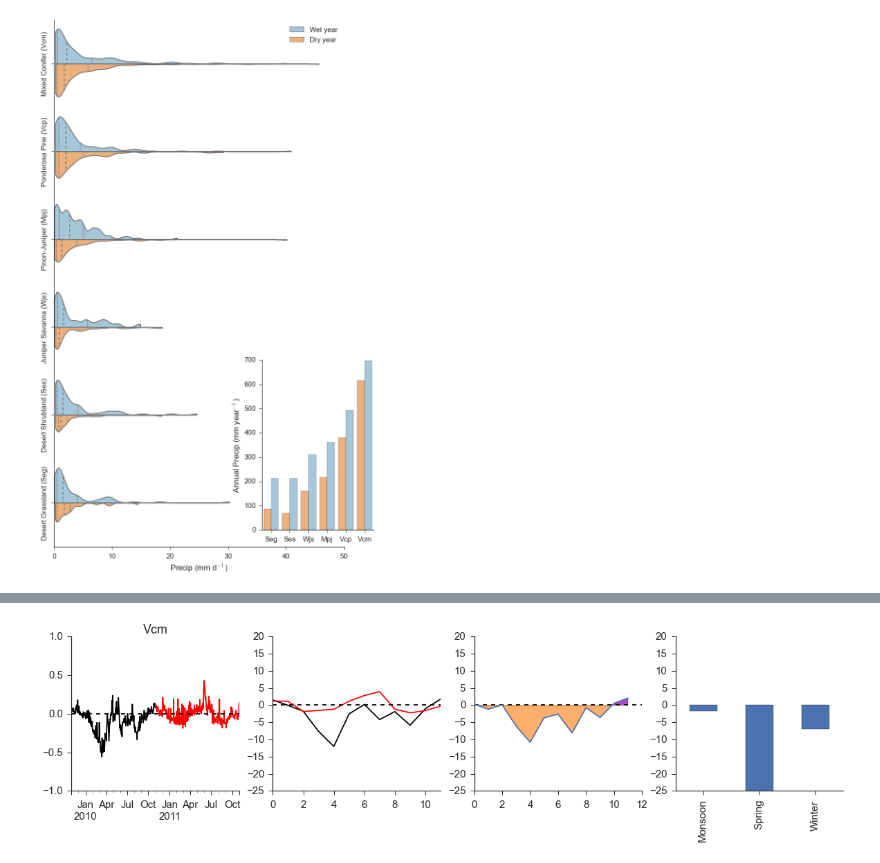
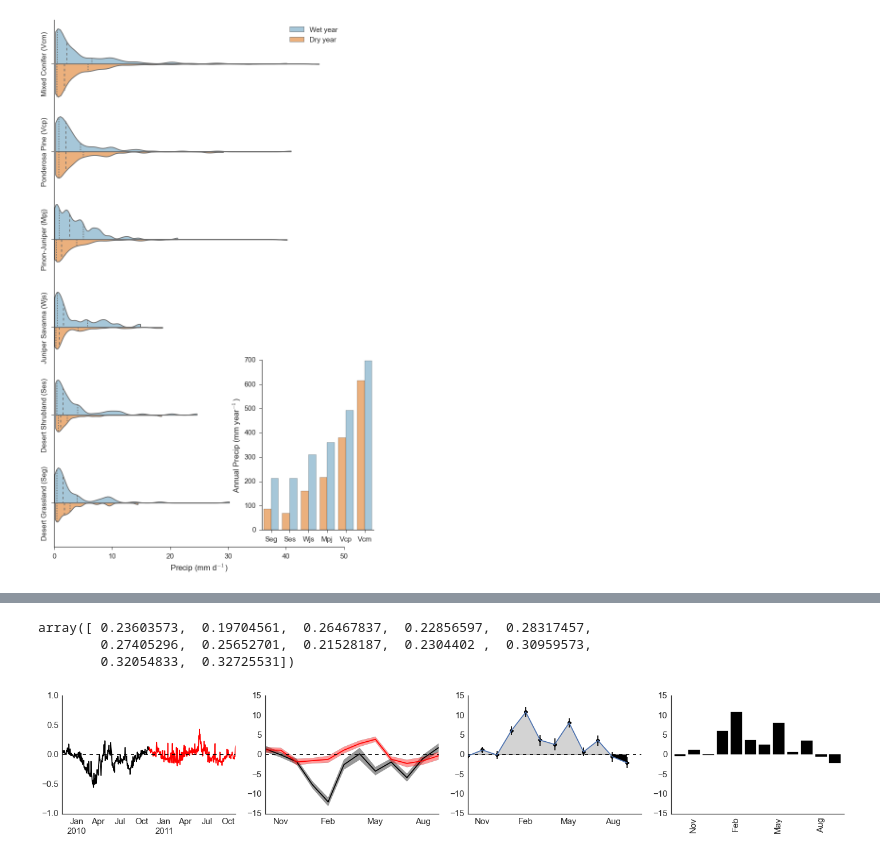
Before and after one commit to djkrofch/DinkeyCreek, a Jupyter notebook: NMEG_DroughtPlots.ipynb, the cells around one changed output, grey strips where cells are left out. Cells and saved outputs as stored; diff of their text form; code cells hidden in the pictures.

```diff
--- a/NMEG_DroughtPlots.ipynb
+++ b/NMEG_DroughtPlots.ipynb
@@ -595,3 +658,5 @@ Vcm
+# %%
+F_Unc = pd.read_csv('C:\Research\DinkeyCreek\FluxUncertainty.csv')
 # %%
 highLow['AREA_C'] = 9000000000
 highLow.AREA_C[highLow.SITE == 'Vcp'] = 20000000000
@@ -602,3 +667,20 @@ highLow.AREA_C[highLow.SITE == 'Seg'] = 125400000000
 highLow['weightedFC'] = highLow.FC_F * highLow.AREA_C / 10**12
 highLow['weightedGPP'] = highLow.GPP * highLow.AREA_C / 10**12
 highLow['weightedRE'] = highLow.RECO * highLow.AREA_C / 10**12
+
+F_Unc['AREA_C'] = 9000000000
+F_Unc.AREA_C[F_Unc.site == 'Vcp'] = 20000000000
+F_Unc.AREA_C[F_Unc.site == 'Mpj'] = 50000000000
+F_Unc.AREA_C[F_Unc.site == 'Wjs'] = 10000000000
+F_Unc.AREA_C[F_Unc.site == 'Ses'] = 80000000000
+F_Unc.AREA_C[F_Unc.site == 'Seg'] = 125400000000
+F_Unc['weightedFCu'] = F_Unc.NEEu * F_Unc.AREA_C / 10**12
+F_Unc['weightedGPPu'] = F_Unc.GPPu * F_Unc.AREA_C / 10**12
+F_Unc['weightedREu'] = F_Unc.REu * F_Unc.AREA_C / 10**12
+
+
+weightedSum = highLow.groupby(['HY','doy','month']).sum().reset_index()
+weightedSum.weightedFC.plot()
+weightedSum.index = pd.date_range('2009-11-1','2011-10-31')
+
+F_Unc_Wsum = F_Unc.groupby(['HY','HydMonth']).sum().reset_index()
@@ -698,42 +763,73 @@ Name: weightedFC, dtype: float64
+# %%
+F_Unc_Wsum.weightedFCu[F_Unc_Wsum.HY == 2011].ravel()
+# %% [output]
+array([ 0.23603573,  0.19704561,  0.26467837,  0.22856597,  0.28317457,
+        0.27405296,  0.25652701,  0.21528187,  0.2304402 ,  0.30959573,
+        0.32054833,  0.32725531])
 # %%
 f, (ax1, ax2, ax3, ax4) = plt.subplots(1,4, figsize = (20, 4))
 
 wetSum = wetYear.groupby(['HY','hydMonth']).sum().reset_index()
 wetSumSeas = wetYear.groupby(['Season']).sum().reset_index()
 
 drySum = dryYear.groupby(['HY','hydMonth']).sum().reset_index()
 drySumSeas = dryYear.groupby(['Season']).sum().reset_index()
 
+wetSum['FCu'] = F_Unc_Wsum.weightedFCu[F_Unc_Wsum.HY == 2010].ravel()
+drySum['FCu'] = F_Unc_Wsum.weightedFCu[F_Unc_Wsum.HY == 2011].ravel()
+
 wetYear.weightedFC.plot(ax = ax1, c = 'k')
 dryYear.weightedFC.plot(ax = ax1, c = 'red')
 wetSum.weightedFC.plot(ax = ax2, c = 'k')
 drySum.weightedFC.plot(ax = ax2, c = 'red')
+
+y1 = wetSum.weightedFC - (3 * wetSum.FCu)
+y2 = wetSum.weightedFC + (3 * wetSum.FCu)
+ax2.fill_between(wetSum.index, y1,y2,
+                 where=y2 >= y1,
+                 facecolor='k',
+                 alpha = 0.4,
+                 interpolate=True)
+
+y1 = drySum.weightedFC - (3 * drySum.FCu)
+y2 = drySum.weightedFC + (3 * drySum.FCu)
+ax2.fill_between(drySum.index, y1,y2,
+                 where=y2 >= y1,
+                 facecolor='r',
+                 alpha = 0.4,
+                 interpolate=True)
+
 ax1.axhline(y=0, color = 'k', linestyle = '--')
 ax2.axhline(y=0, color = 'k', linestyle = '--')
 ax3.axhline(y=0, color = 'k', linestyle = '--')
-y2 = (wetSum.weightedFC - drySum.weightedFC)
+y2 = (drySum.weightedFC - wetSum.weightedFC)
 
 y1 = wetMonths.Zero
 ax3.fill_between(np.arange(0,12,1), y1, y2,
-                 where= y2 <= y1, facecolor='#fdae6b', interpolate=True)
+                 where= y2 <= y1, facecolor='k', interpolate=True)
 ax3.fill_between(np.arange(0,12,1), y1, y2,
-                 where= y2 >= y1, facecolor='#a74ac7', interpolate=True)
+                 where= y2 >= y1, facecolor='#D3D3D3', interpolate=True)
+ax3.errorbar(np.arange(0,12,1), y2, yerr=2*(drySum.FCu + wetSum.FCu), fmt='o', color = 'k')
+diffs = drySum.weightedFC - wetSum.weightedFC
+diffs.plot(x = 'Season', kind = 'bar', width = 0.8, ax = ax4, color = 'k')
+ax4.set_xticklabels(['Monsoon','Spring','Winter'])
+ax3.plot(drySum.weightedFC - wetSum.weightedFC)
 
-diffs = wetSumSeas.weightedFC - drySumSeas.weightedFC
-diffs.plot(x = 'Season', kind = 'bar', ax = ax4)
-ax4.set_xticklabels(['Monsoon','Spring','Winter'])
-ax3.plot(wetSum.weightedFC - drySum.weightedFC)
-
-#ax2.set_xticks([1,4,7,10])
-#ax2.set_xticklabels(['Jan','Apr','Jul','Oct'])
-ax1.set_title(site)
+ax2.set_xticks([1,4,7,10])
+ax2.set_xticklabels(['Nov','Feb','May','Aug'])
+ax3.set_xticks([1,4,7,10])
+ax3.set_xticklabels(['Nov','Feb','May','Aug'])
+ax4.set_xticks([1,4,7,10])
+ax4.set_xticklabels(['Nov','Feb','May','Aug'])
 
 #### Axes
 ax1.set_ylim([-1,1])
-ax2.set_ylim([-25,20])
-ax3.set_ylim([-25,20])
-ax4.set_ylim([-25,20])
+ax2.set_ylim([-15,15])
+ax3.set_ylim([-15,15])
+ax4.set_ylim([-15,15])
 
 sns.despine()
+plt.tight_layout()
+plt.savefig('weightedSum_FC.tif', dpi = 300)
 # %% [output]
-[figure, old version]
+[figure, new version]
```
Also changed, not shown: parts of 11 cells of this notebook.
